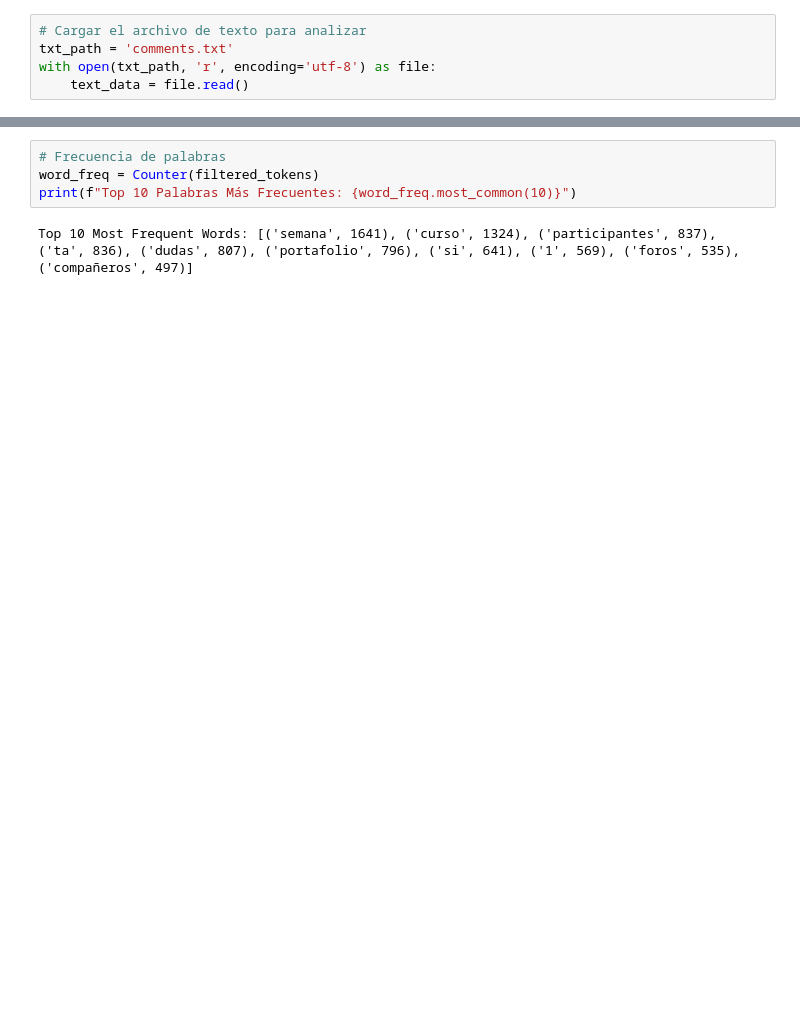
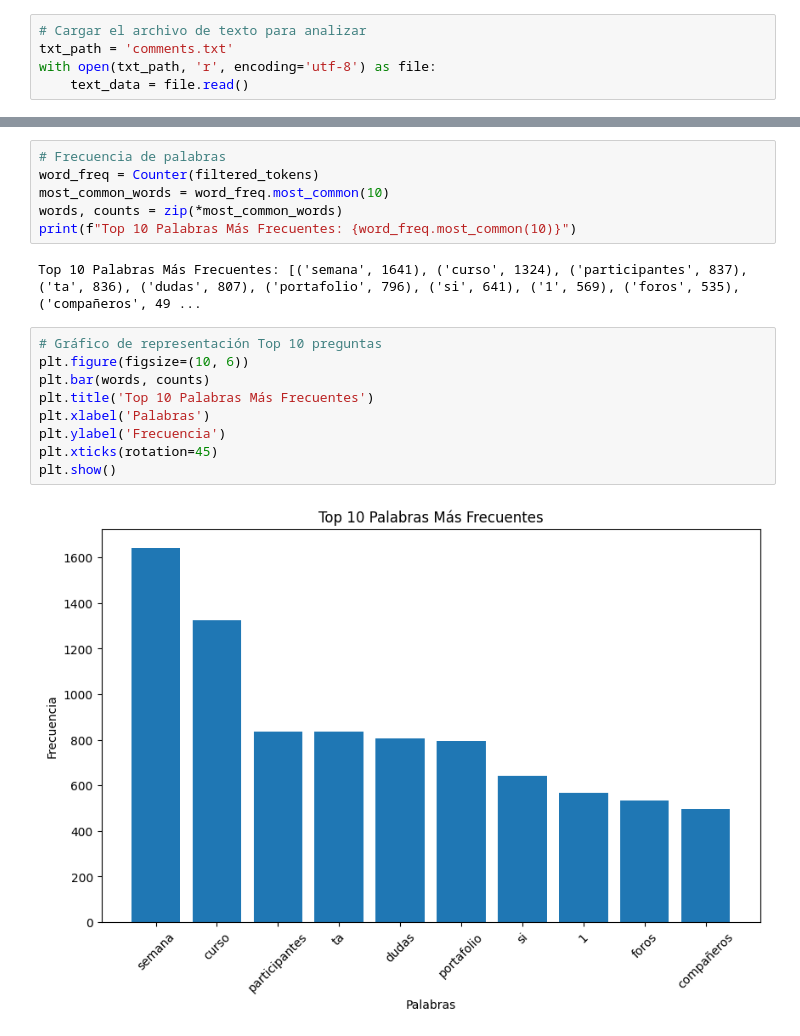
Before and after one commit to xepe10/ss2_pr2, a Jupyter notebook: ss2_pr2.ipynb, the cells around one changed output, grey strips where cells are left out. Drawn from its saved outputs; the diff is of its cells as text; blank space fills up the shorter version.

```diff
--- a/ss2_pr2.ipynb
+++ b/ss2_pr2.ipynb
@@ -129,9 +180,22 @@ stemmed_tokens = [stemmer.stem(word) for word in filtered_tokens]
 # %%
 # Frecuencia de palabras
 word_freq = Counter(filtered_tokens)
+most_common_words = word_freq.most_common(10)
+words, counts = zip(*most_common_words)
 print(f"Top 10 Palabras Más Frecuentes: {word_freq.most_common(10)}")
 # %% [output]
-Top 10 Most Frequent Words: [('semana', 1641), ('curso', 1324), ('participantes', 837), ('ta', 836), ('dudas', 807), ('portafolio', 796), ('si', 641), ('1', 569), ('foros', 535), ('compañeros', 497)]
+Top 10 Palabras Más Frecuentes: [('semana', 1641), ('curso', 1324), ('participantes', 837), ('ta', 836), ('dudas', 807), ('portafolio', 796), ('si', 641), ('1', 569), ('foros', 535), ('compañeros', 49 ...
+# %%
+# Gráfico de representación Top 10 preguntas
+plt.figure(figsize=(10, 6))
+plt.bar(words, counts)
+plt.title('Top 10 Palabras Más Frecuentes')
+plt.xlabel('Palabras')
+plt.ylabel('Frecuencia')
+plt.xticks(rotation=45)
+plt.show()
+# %% [output]
+[figure, added]
 # %%
 # Analisis de sentimientos
 nltk.download('vader_lexicon')
```
Also changed, not shown: parts of 20 cells of this notebook.
